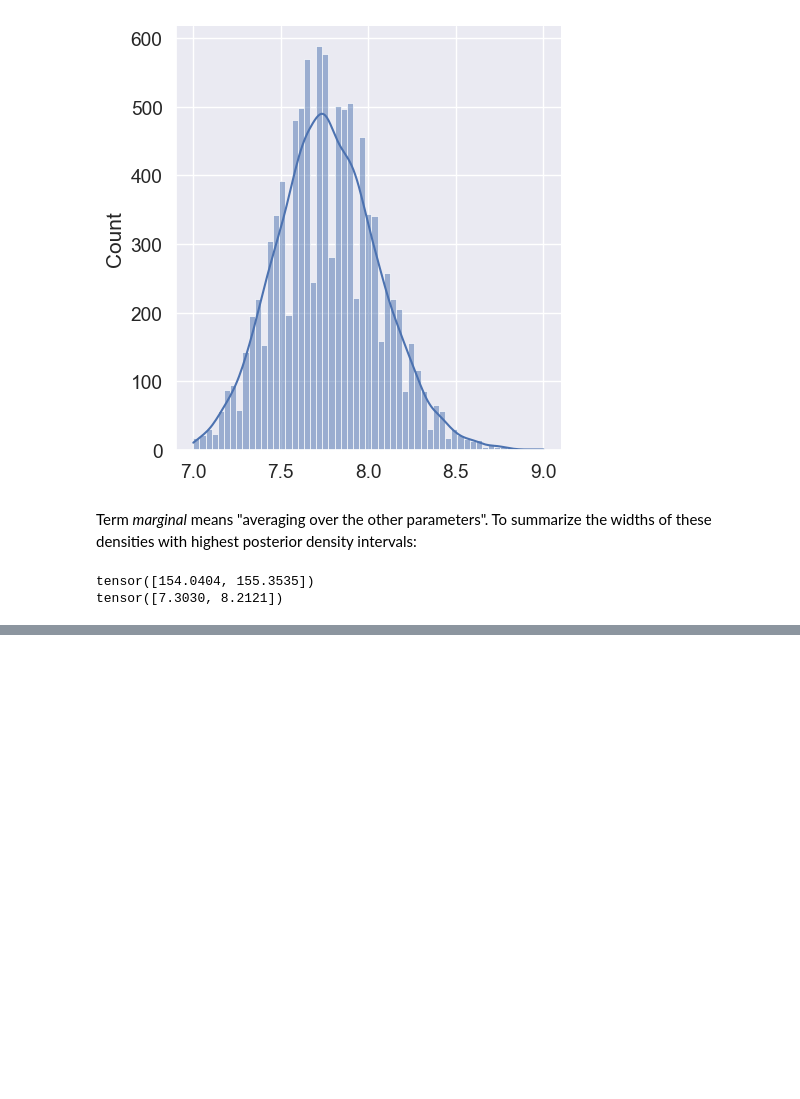
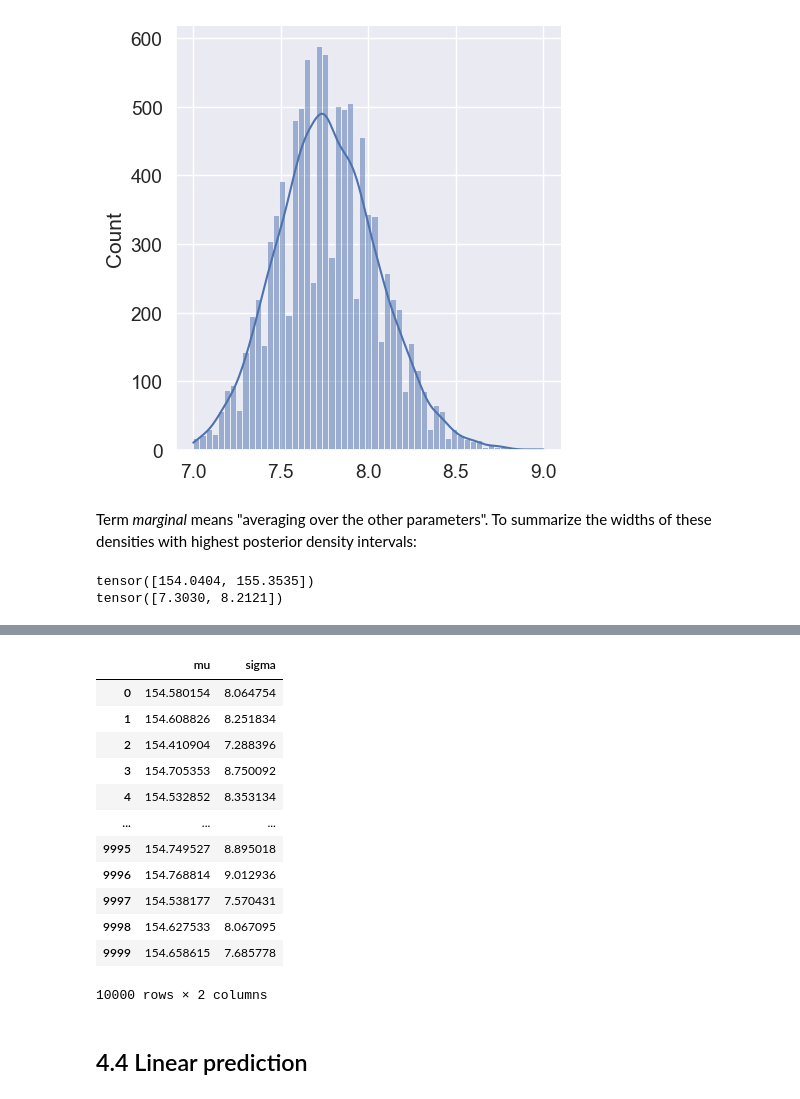
Before and after one commit to trevorjwilli/SRBayesianPyro, a Jupyter notebook: notebooks/chapter_4_notes.ipynb, the cells around one changed output, grey strips where cells are left out. Drawn from its saved outputs; the diff is of its cells as text; code cells hidden in the pictures; blank space fills up the shorter version.

```diff
--- a/notebooks/chapter_4_notes.ipynb
+++ b/notebooks/chapter_4_notes.ipynb
@@ -337,0 +401,3 @@ tensor([7.3030, 8.2121])
+# %%
+with pyro.plate("samples", 1000, dim=-1):
+    samples = guide(height)
@@ -337,0 +479,28 @@ tensor([7.3030, 8.2121])
+# %%
+def extract_samples(guide, *args, n_samples=10000):
+    with pyro.plate("samples", n_samples, dim=-1):
+        samples = guide(*args)
+
+    out_dict = {}
+    for key, value in samples.items():
+        out_dict[key] = value.detach().numpy()
+
+    return pd.DataFrame(out_dict)
+# %%
+extract_samples(guide, height)
+# %% [output]
+|  | mu | sigma |
+| 0 | 154.580154 | 8.064754 |
+| 1 | 154.608826 | 8.251834 |
+| 2 | 154.410904 | 7.288396 |
+| 3 | 154.705353 | 8.750092 |
+| 4 | 154.532852 | 8.353134 |
+| ... | ... | ... |
+| 9995 | 154.749527 | 8.895018 |
+| 9996 | 154.768814 | 9.012936 |
+| 9997 | 154.538177 | 7.570431 |
+| 9998 | 154.627533 | 8.067095 |
+| 9999 | 154.658615 | 7.685778 |
+10000 rows × 2 columns
+# %% [markdown]
+## 4.4 Linear prediction
```
Also changed, not shown: parts of 18 cells of this notebook.
